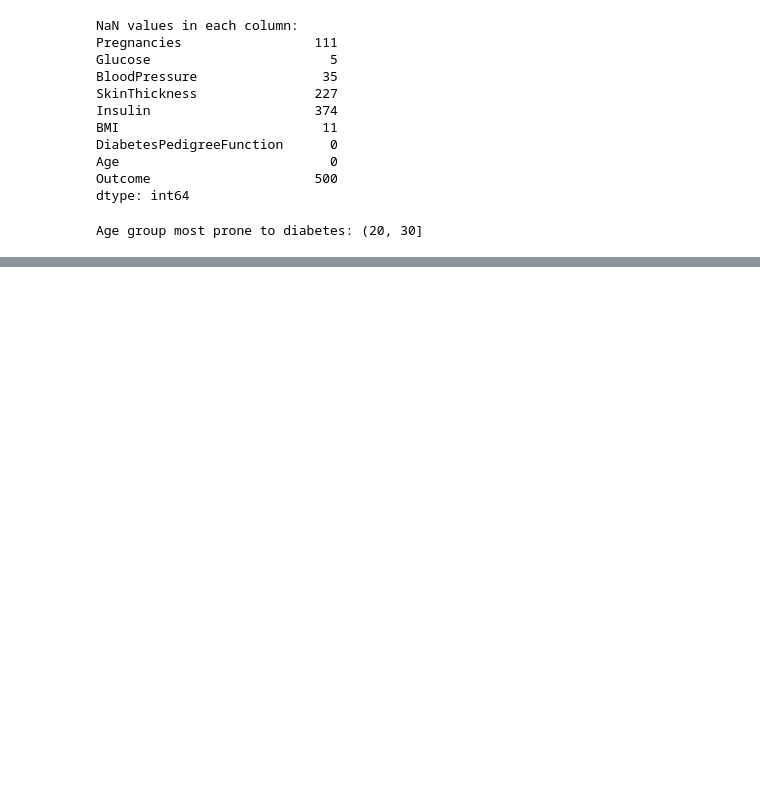
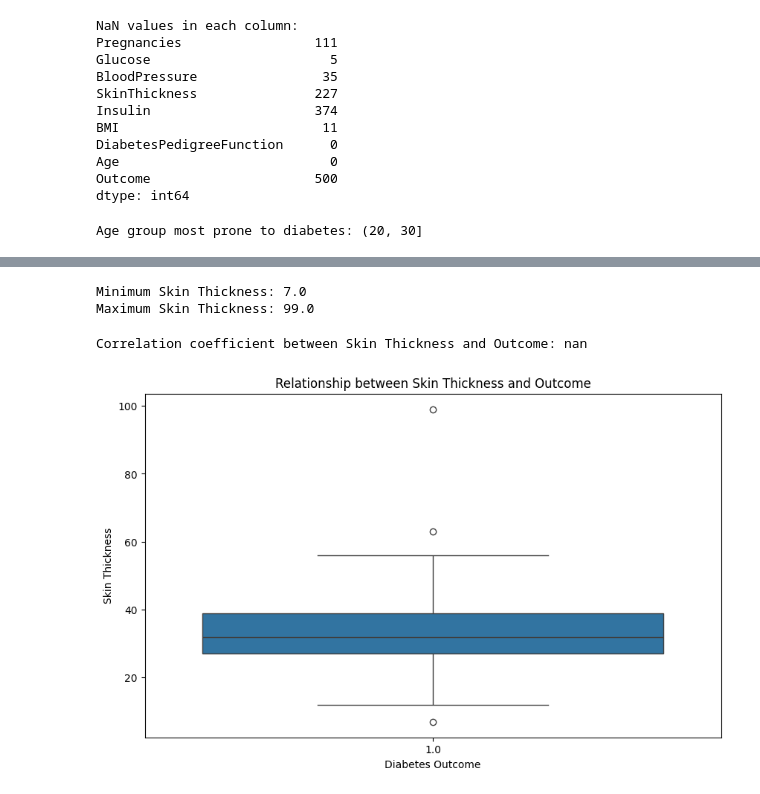
Before and after one commit to qurat-shakeel/Data-Analysis, a Jupyter notebook: Diabetes_dataset.ipynb, the cells around one changed output, grey strips where cells are left out. Cells and saved outputs as stored; diff of their text form; code cells hidden in the pictures; blank space fills up the shorter version.

```diff
--- a/Diabetes_dataset.ipynb
+++ b/Diabetes_dataset.ipynb
@@ -165,0 +213,26 @@ Age group most prone to diabetes: (20, 30]
+# %%
+# Calculate the minimum and maximum values of skin thickness
+min_skin_thickness = df['SkinThickness'].min()
+max_skin_thickness = df['SkinThickness'].max()
+
+print("Minimum Skin Thickness:", min_skin_thickness)
+print("Maximum Skin Thickness:", max_skin_thickness)
+# %% [output]
+Minimum Skin Thickness: 7.0
+Maximum Skin Thickness: 99.0
+# %%
+
+# Correlation Analysis
+correlation = df['SkinThickness'].corr(df['Outcome'])
+print("Correlation coefficient between Skin Thickness and Outcome:", correlation)
+
+# Visualization
+plt.figure(figsize=(10, 6))
+sns.boxplot(x='Outcome', y='SkinThickness', data=df)
+plt.xlabel('Diabetes Outcome')
+plt.ylabel('Skin Thickness')
+plt.title('Relationship between Skin Thickness and Outcome')
+plt.show()
+# %% [output]
+Correlation coefficient between Skin Thickness and Outcome: nan
+[figure, added]
```
Also changed, not shown: parts of 9 cells of this notebook, 1 other file.
